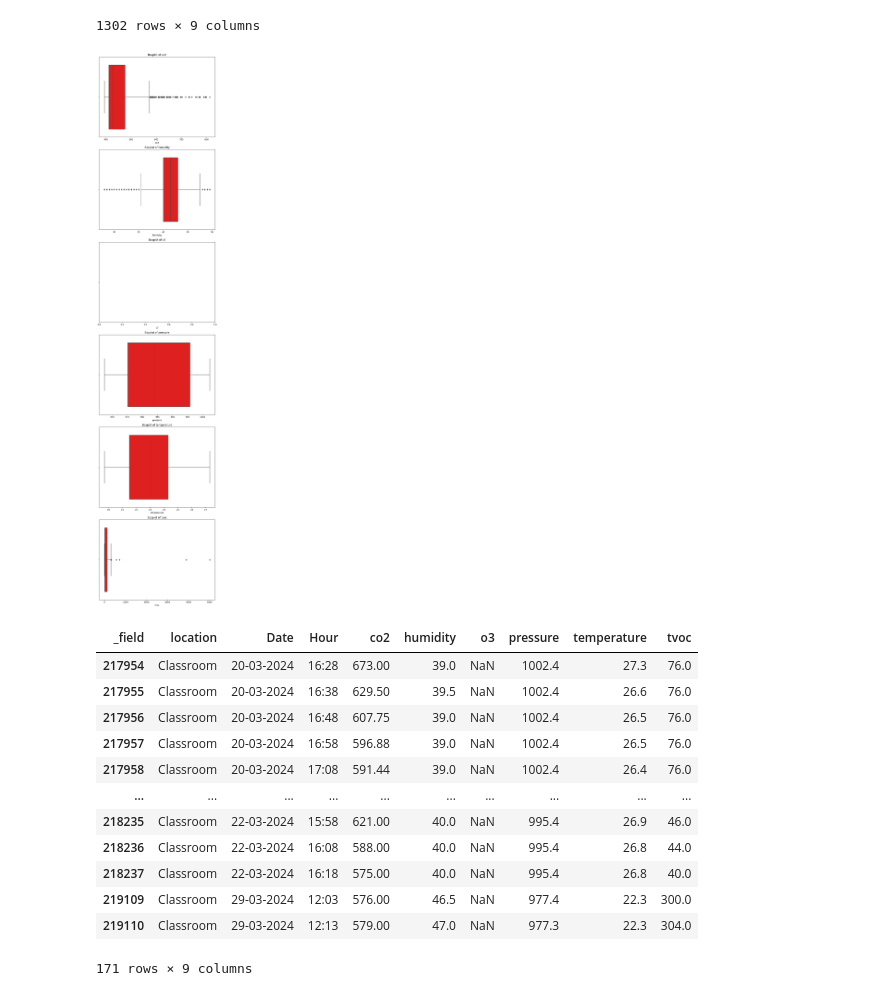
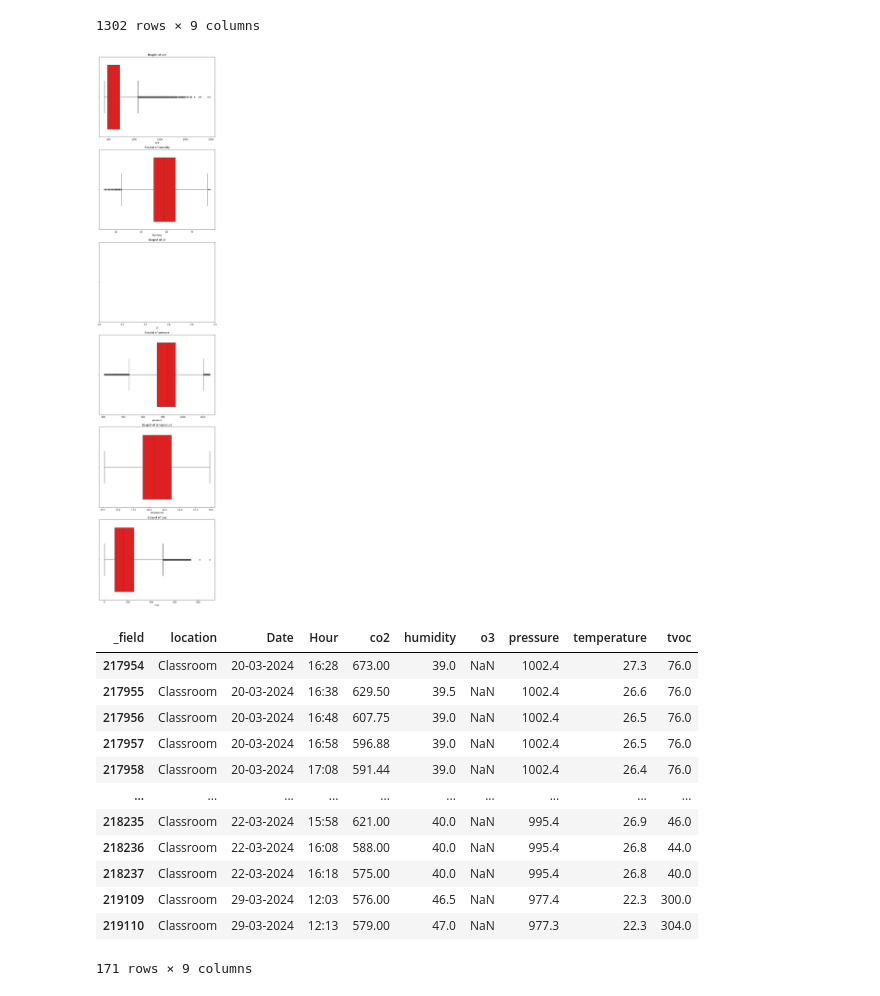
Before and after one commit to peremayolc/UAB_EnergyStudy, a Jupyter notebook: Recommender/recommendersys.ipynb, the cells around one changed output. Saved outputs shown, nothing was run; the diff lists cells and outputs as text; code cells hidden in the pictures.

```diff
--- a/Recommender/recommendersys.ipynb
+++ b/Recommender/recommendersys.ipynb
@@ -208,32 +219,28 @@ Classroom
 # %%
 import matplotlib.pyplot as plt
 import seaborn as sb
 
 num_feats = [col for col in Classroom.columns if Classroom[col].dtype != 'object']
 
 fig, axes = plt.subplots(nrows=len(num_feats), ncols=1, figsize=(8, 6 * len(num_feats)))
 for i, col in enumerate(num_feats):
-    sb.boxplot(x=Classroom[col], color='red', ax=axes[i])
+    sb.boxplot(x=Digital_Lab[col], color='red', ax=axes[i])
     axes[i].set_title(f'Boxplot of {col}')
     axes[i].set_xlabel(col)
 plt.tight_layout()
 plt.show()
 
-
-# Definir el límite para considerar un valor como outlier (por ejemplo, Q3 + 1.5 * IQR)
 Q1 = Classroom['co2'].quantile(0.25)
 Q3 = Classroom['co2'].quantile(0.75)
 IQR = Q3 - Q1
 lower_bound = Q1 - 1.5 * IQR
 upper_bound = Q3 + 1.5 * IQR
 
-# Filtrar las filas con valores de CO2 fuera de los límites del rango intercuartílico
 outliers_co2 = Classroom[(Classroom['co2'] < lower_bound) | (Classroom['co2'] > upper_bound)]
 
-# Ver las primeras filas de los outliers
 outliers_co2
 # %% [output]
-[figure, old version]
+[figure, new version]
 | _field | location | Date | Hour | co2 | humidity | o3 | pressure | temperature | tvoc |
 | 217954 | Classroom | 20-03-2024 | 16:28 | 673.00 | 39.0 | NaN | 1002.4 | 27.3 | 76.0 |
 | 217955 | Classroom | 20-03-2024 | 16:38 | 629.50 | 39.5 | NaN | 1002.4 | 26.6 | 76.0 |
```
Also changed, not shown: parts of 2 cells of this notebook.
